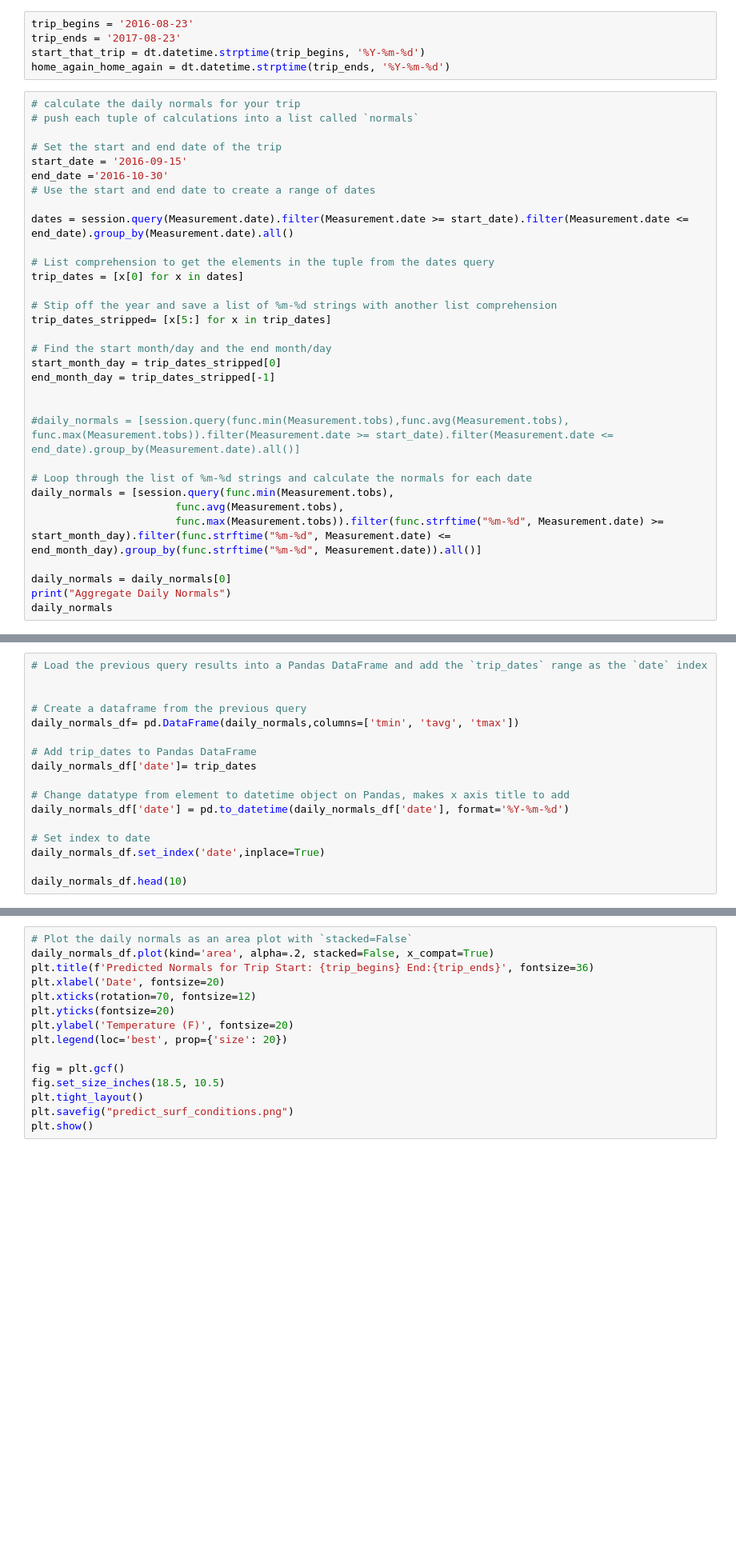
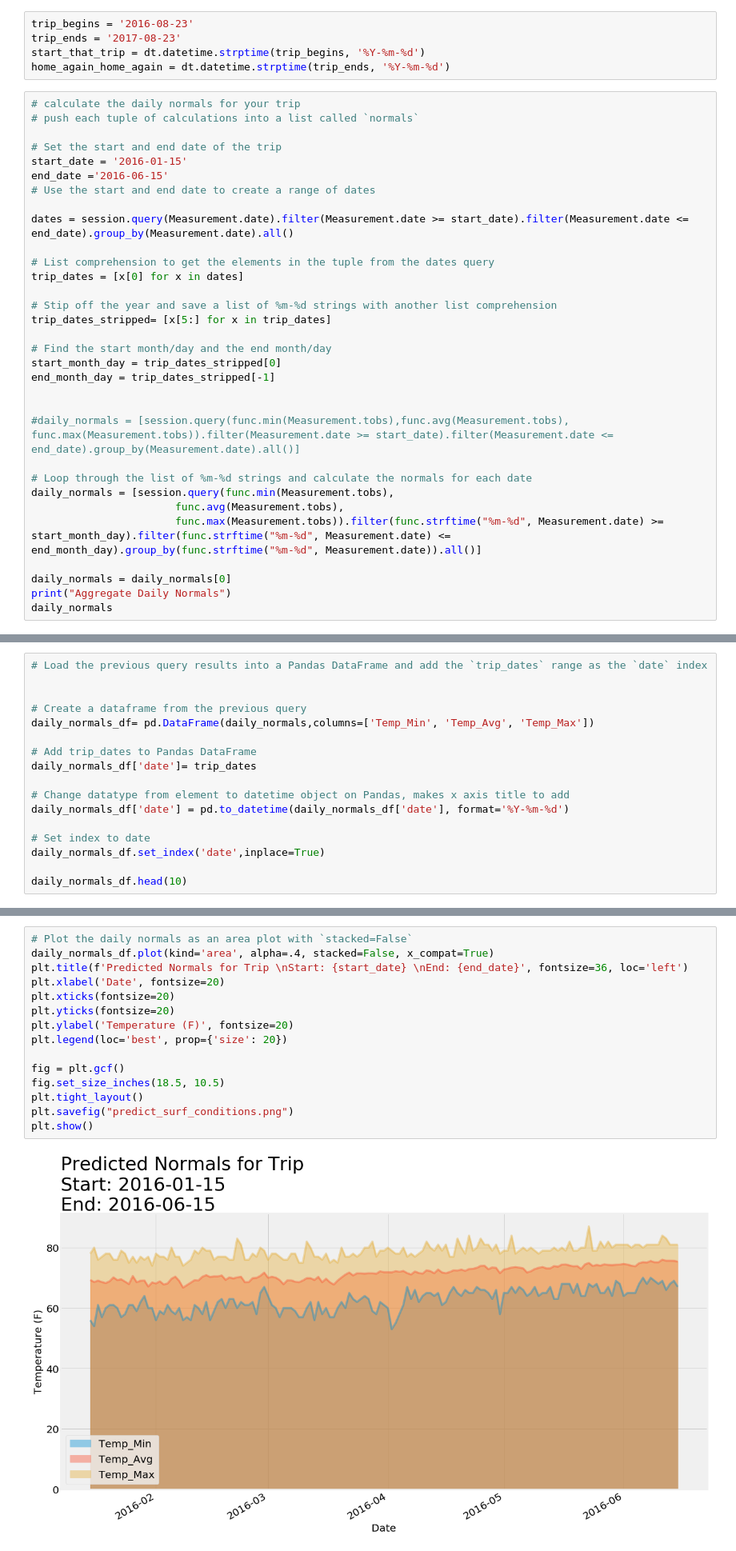
Before and after one commit to srmonteiro/DS_Bootcamp_HW, a Jupyter notebook: Monteiro_wk11_ADSR_Climate_Surf/Monteiro_wk11_ADSR_SurfWeather.ipynb, the cells around one changed output, grey strips where cells are left out. Shown at 80% size. Saved outputs shown, nothing was run; the diff lists cells and outputs as text; blank space fills up the shorter version.

```diff
--- a/Monteiro_wk11_ADSR_Climate_Surf/Monteiro_wk11_ADSR_SurfWeather.ipynb
+++ b/Monteiro_wk11_ADSR_Climate_Surf/Monteiro_wk11_ADSR_SurfWeather.ipynb
@@ -546,8 +542,8 @@ home_again_home_again = dt.datetime.strptime(trip_ends, '%Y-%m-%d')
 # push each tuple of calculations into a list called `normals`
 
 # Set the start and end date of the trip
-start_date = '2016-09-15'
-end_date ='2016-10-30'
+start_date = '2016-01-15'
+end_date ='2016-06-15'
 # Use the start and end date to create a range of dates
 
 dates = session.query(Measurement.date).filter(Measurement.date >= start_date).filter(Measurement.date <= end_date).group_by(Measurement.date).all()
@@ -578,7 +593,7 @@ daily_normals
 
 
 # Create a dataframe from the previous query
-daily_normals_df= pd.DataFrame(daily_normals,columns=['tmin', 'tavg', 'tmax'])
+daily_normals_df= pd.DataFrame(daily_normals,columns=['Temp_Min', 'Temp_Avg', 'Temp_Max'])
 
 # Add trip_dates to Pandas DataFrame
 daily_normals_df['date']= trip_dates
@@ -593,15 +621,17 @@ daily_normals_df.head(10)
 # %%
 # Plot the daily normals as an area plot with `stacked=False`
-daily_normals_df.plot(kind='area', alpha=.2, stacked=False, x_compat=True)
-plt.title(f'Predicted Normals for Trip Start: {trip_begins} End:{trip_ends}', fontsize=36)
+daily_normals_df.plot(kind='area', alpha=.4, stacked=False, x_compat=True)
+plt.title(f'Predicted Normals for Trip \nStart: {start_date} \nEnd: {end_date}', fontsize=36, loc='left')
 plt.xlabel('Date', fontsize=20)
-plt.xticks(rotation=70, fontsize=12)
+plt.xticks(fontsize=20)
 plt.yticks(fontsize=20)
 plt.ylabel('Temperature (F)', fontsize=20)
 plt.legend(loc='best', prop={'size': 20})
 
 fig = plt.gcf()
 fig.set_size_inches(18.5, 10.5)
 plt.tight_layout()
 plt.savefig("predict_surf_conditions.png")
 plt.show()
+# %% [output]
+[figure, added]
```
Also changed, not shown: parts of 4 cells of this notebook, 2 other files.
